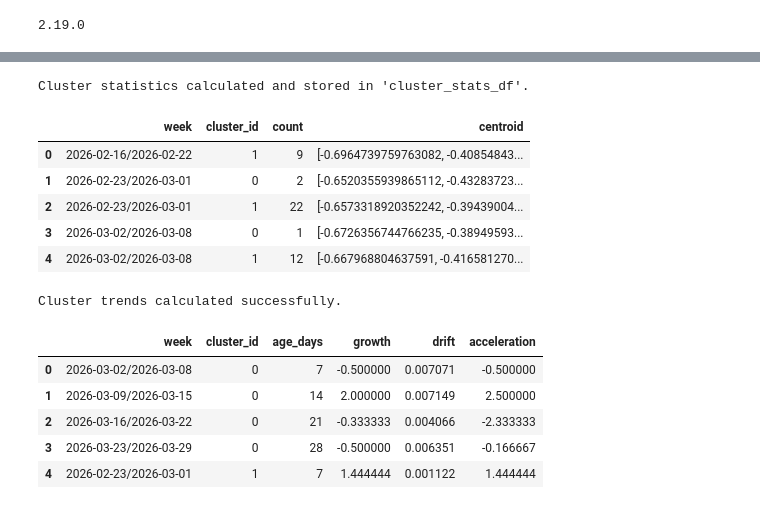
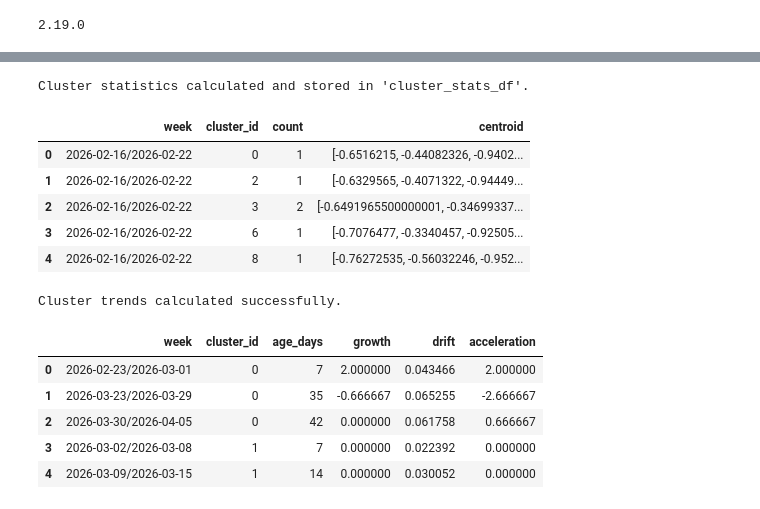
Before and after one commit to owilli38/DSBA6390-Fraud-Detection-Emerging-Fraud-Signals-Dashbaord-, a Jupyter notebook: DSBA6390_Fraud_Detection_BERT_+_Embeddings.ipynb, the cells around one changed output, grey strips where cells are left out. Drawn from its saved outputs; the diff is of its cells as text; code cells hidden in the pictures.

```diff
--- a/DSBA6390_Fraud_Detection_BERT_+_Embeddings.ipynb
+++ b/DSBA6390_Fraud_Detection_BERT_+_Embeddings.ipynb
@@ -655,0 +866,12 @@ If HDBSCAN labels points as -1 (noise): Potential new fraud pattern
+# %%
+import numpy as np
+
+# Convert the list of 768-dim vectors into a single 2D NumPy array (909, 768)
+embeddings_matrix = np.array(df_final['bert_embeddings'].tolist())
+
+# Final sanity check: ensure no NaNs survived
+if np.isnan(embeddings_matrix).any():
+    print("⚠️ Found NaNs in matrix. Replacing with 0.0...")
+    embeddings_matrix = np.nan_to_num(embeddings_matrix)
+
+print(f"Matrix shape ready for UMAP: {embeddings_matrix.shape}")
@@ -655,0 +924,17 @@ If HDBSCAN labels points as -1 (noise): Potential new fraud pattern
+# %%
+# First, ensure filtered_df has the BERT embeddings from df_final
+
+# Drop any existing bert_embeddings columns that might have accumulated
+# from previous runs or merges.
+cols_to_drop = [col for col in filtered_df.columns if 'bert_embeddings' in col]
+if cols_to_drop:
+    filtered_df.drop(columns=cols_to_drop, inplace=True)
+
+# Now perform the merge
+filtered_df = pd.merge(filtered_df, df_final[['doc_id', 'bert_embeddings']], on='doc_id', how='left')
+
+# 1. Update your dataframe with the new, higher-quality labels
+filtered_df['cluster_id'] = new_labels
+
+# 2. Get the membership probabilities from the UMAP-based run
+filtered_df['cluster_density'] = clusterer.probabilities_
@@ -710,5 +1047,8 @@ display(cluster_counts_by_week)
 # %%
 # Create time component that tracks established threat/emerging threat
+# Drop rows where 'publish_timestamp' is NaT before creating the 'week' column
+# This ensures that the 'week' column is consistently populated with valid Period objects
+filtered_df = filtered_df.dropna(subset=['publish_timestamp']).copy()
 filtered_df['week'] = filtered_df['publish_timestamp'].dt.to_period('W')
 # %%
 cluster_stats_list = []
@@ -716,17 +1056,17 @@ cluster_stats_list = []
 for week in sorted(filtered_df['week'].unique()):
     weekly_df = filtered_df[filtered_df['week'] == week]
 
-    for cluster_id in sorted(weekly_df['hdbscan_cluster_label'].unique()):
+    for cluster_id in sorted(weekly_df['cluster_id'].unique()):
         # Exclude noise points (cluster_id == -1)
         if cluster_id != -1:
-            cluster_df = weekly_df[weekly_df['hdbscan_cluster_label'] == cluster_id]
+            cluster_df = weekly_df[weekly_df['cluster_id'] == cluster_id]
 
             number_of_articles = len(cluster_df)
 
             # Ensure there are articles in the cluster before calculating mean embedding
             if number_of_articles > 0:
                 # Convert list of embeddings to a NumPy array for mean calculation
-                embeddings_array = np.array(cluster_df['bert_embedding'].tolist())
+                embeddings_array = np.array(cluster_df['bert_embeddings'].tolist())
                 mean_embedding = embeddings_array.mean(axis=0)
 
                 cluster_stats_list.append({
@@ -744,24 +1084,25 @@ display(cluster_stats_df.head())
 # %% [output]
 Cluster statistics calculated and stored in 'cluster_stats_df'.
 |  | week | cluster_id | count | centroid |
-| 0 | 2026-02-16/2026-02-22 | 1 | 9 | [-0.6964739759763082, -0.40854843... |
-| 1 | 2026-02-23/2026-03-01 | 0 | 2 | [-0.6520355939865112, -0.43283723... |
-| 2 | 2026-02-23/2026-03-01 | 1 | 22 | [-0.6573318920352242, -0.39439004... |
-| 3 | 2026-03-02/2026-03-08 | 0 | 1 | [-0.6726356744766235, -0.38949593... |
-| 4 | 2026-03-02/2026-03-08 | 1 | 12 | [-0.667968804637591, -0.416581270... |
+| 0 | 2026-02-16/2026-02-22 | 0 | 1 | [-0.6516215, -0.44082326, -0.9402... |
+| 1 | 2026-02-16/2026-02-22 | 2 | 1 | [-0.6329565, -0.4071322, -0.94449... |
+| 2 | 2026-02-16/2026-02-22 | 3 | 2 | [-0.6491965500000001, -0.34699337... |
+| 3 | 2026-02-16/2026-02-22 | 6 | 1 | [-0.7076477, -0.3340457, -0.92505... |
+| 4 | 2026-02-16/2026-02-22 | 8 | 1 | [-0.76272535, -0.56032246, -0.952... |
 # %%
 from sklearn.metrics.pairwise import cosine_similarity
 import numpy as np
 
 cluster_trends_data = []
 
-for cluster_id in sorted(filtered_df['hdbscan_cluster_label'].unique()):
+for cluster_id in sorted(filtered_df['cluster_id'].unique()):
     if cluster_id == -1: # Skip noise points
         continue
 
     cluster_data = cluster_stats_df[cluster_stats_df['cluster_id'] == cluster_id].sort_values(by='week')
 
-    cluster_data['week_timestamp'] = cluster_data['week'].dt.to_timestamp()
+    # Use .apply() to convert each Period object in the Series to a Timestamp
+    cluster_data['week_timestamp'] = cluster_data['week'].apply(lambda x: x.to_timestamp())
 
     if len(cluster_data) < 2:
         continue
@@ -791,38 +1132,38 @@ for cluster_id in sorted(filtered_df['hdbscan_cluster_label'].unique()):
             else:
                 growth = np.inf # Handle division by zero
 
             # Calculate drift
             drift = 1 - cosine_similarity(current_centroid, prev_centroid)[0][0]
 
             # Calculate acceleration
             if prev_growth is not None:
                 acceleration = growth - prev_growth
 
             cluster_trends_data.append({
                 "week": current_week,
                 "cluster_id": cluster_id,
                 "age_days": age_days,
                 "growth": growth,
                 "drift": drift,
                 "acceleration": acceleration
             })
 
         prev_count = current_count
         prev_centroid = current_centroid
         prev_growth = growth
 
 cluster_trends_df = pd.DataFrame(cluster_trends_data)
 
 print("Cluster trends calculated successfully.")
 display(cluster_trends_df.head())
 # %% [output]
 Cluster trends calculated successfully.
 |  | week | cluster_id | age_days | growth | drift | acceleration |
-| 0 | 2026-03-02/2026-03-08 | 0 | 7 | -0.500000 | 0.007071 | -0.500000 |
-| 1 | 2026-03-09/2026-03-15 | 0 | 14 | 2.000000 | 0.007149 | 2.500000 |
-| 2 | 2026-03-16/2026-03-22 | 0 | 21 | -0.333333 | 0.004066 | -2.333333 |
-| 3 | 2026-03-23/2026-03-29 | 0 | 28 | -0.500000 | 0.006351 | -0.166667 |
-| 4 | 2026-02-23/2026-03-01 | 1 | 7 | 1.444444 | 0.001122 | 1.444444 |
+| 0 | 2026-02-23/2026-03-01 | 0 | 7 | 2.000000 | 0.043466 | 2.000000 |
+| 1 | 2026-03-23/2026-03-29 | 0 | 35 | -0.666667 | 0.065255 | -2.666667 |
+| 2 | 2026-03-30/2026-04-05 | 0 | 42 | 0.000000 | 0.061758 | 0.666667 |
+| 3 | 2026-03-02/2026-03-08 | 1 | 7 | 0.000000 | 0.022392 | 0.000000 |
+| 4 | 2026-03-09/2026-03-15 | 1 | 14 | 0.000000 | 0.030052 | 0.000000 |
 # %%
 def classify_stage(age_days, growth, acceleration, drift):
 
```
Also changed, not shown: parts of 68 cells of this notebook.
